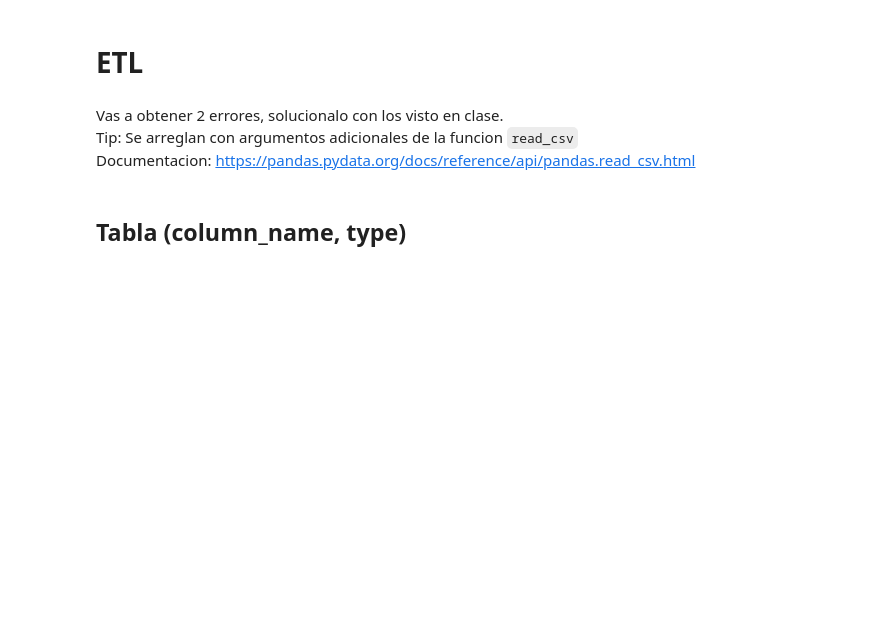
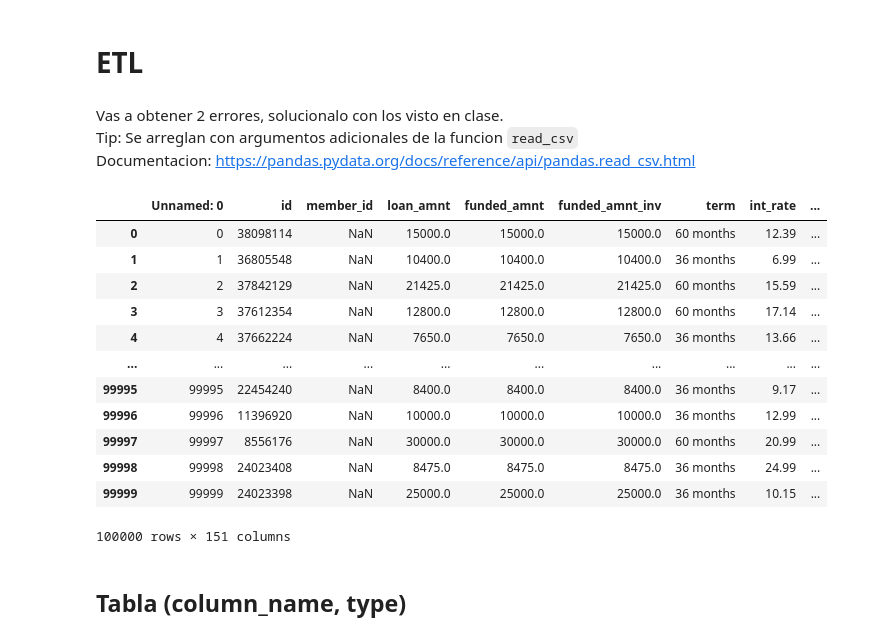
Before and after one commit to sonder-art/fdd_prim_2023, a Jupyter notebook: tareas_v2/Mauricio_86/pandas/10_limpieza_pandas.ipynb, the cells around one changed output. Cells and saved outputs as stored; diff of their text form; code cells hidden in the pictures; blank space fills up the shorter version.

```diff
--- a/tareas_v2/Mauricio_86/pandas/10_limpieza_pandas.ipynb
+++ b/tareas_v2/Mauricio_86/pandas/10_limpieza_pandas.ipynb
@@ -44,9 +46,22 @@ Vas a obtener 2 errores, solucionalo con los visto en clase.
 Tip: Se arreglan con argumentos adicionales de la funcion `read_csv`
 Documentacion: https://pandas.pydata.org/docs/reference/api/pandas.read_csv.html
 # %%
-# loans = pd.read_csv('https://github.com/sonder-art/fdd_prim_2023/blob/main/codigo/pandas/LoansData_sample.csv.gz?raw=true')
-
-# loans
+loans = pd.read_csv('https://github.com/sonder-art/fdd_prim_2023/blob/main/codigo/pandas/LoansData_sample.csv.gz?raw=true', compression="gzip")
+loans
+# %% [output]
+|  | Unnamed: 0 | id | member_id | loan_amnt | funded_amnt | funded_amnt_inv | term | int_rate | ... |
+| 0 | 0 | 38098114 | NaN | 15000.0 | 15000.0 | 15000.0 | 60 months | 12.39 | ... |
+| 1 | 1 | 36805548 | NaN | 10400.0 | 10400.0 | 10400.0 | 36 months | 6.99 | ... |
+| 2 | 2 | 37842129 | NaN | 21425.0 | 21425.0 | 21425.0 | 60 months | 15.59 | ... |
+| 3 | 3 | 37612354 | NaN | 12800.0 | 12800.0 | 12800.0 | 60 months | 17.14 | ... |
+| 4 | 4 | 37662224 | NaN | 7650.0 | 7650.0 | 7650.0 | 36 months | 13.66 | ... |
+| ... | ... | ... | ... | ... | ... | ... | ... | ... | ... |
+| 99995 | 99995 | 22454240 | NaN | 8400.0 | 8400.0 | 8400.0 | 36 months | 9.17 | ... |
+| 99996 | 99996 | 11396920 | NaN | 10000.0 | 10000.0 | 10000.0 | 36 months | 12.99 | ... |
+| 99997 | 99997 | 8556176 | NaN | 30000.0 | 30000.0 | 30000.0 | 60 months | 20.99 | ... |
+| 99998 | 99998 | 24023408 | NaN | 8475.0 | 8475.0 | 8475.0 | 36 months | 24.99 | ... |
+| 99999 | 99999 | 24023398 | NaN | 25000.0 | 25000.0 | 25000.0 | 36 months | 10.15 | ... |
+100000 rows × 151 columns
 # %% [markdown]
 ## Tabla (column_name, type)
 # %% [markdown]
```
Also changed, not shown: parts of 33 cells of this notebook, 2 other files.
